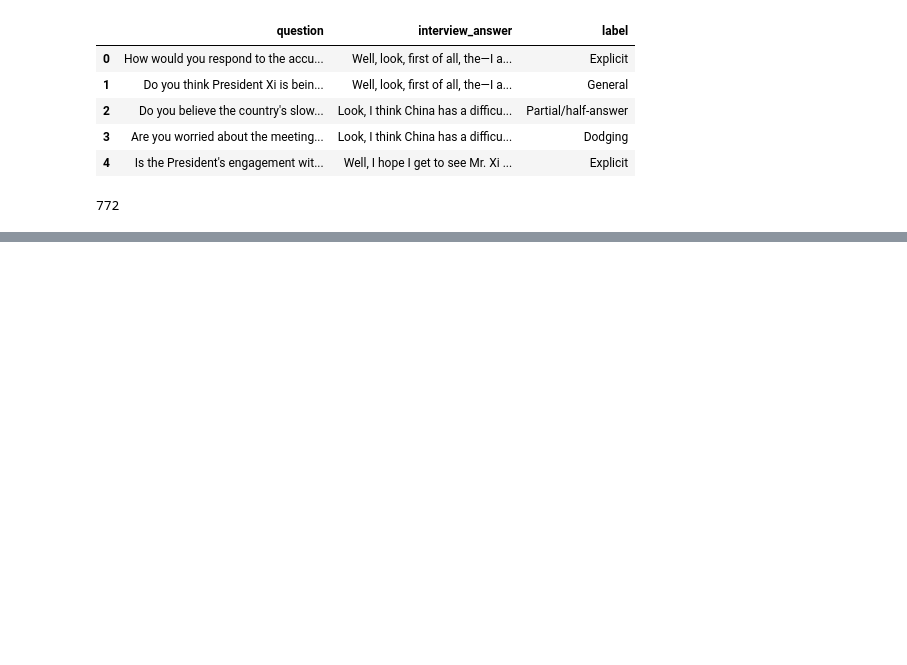
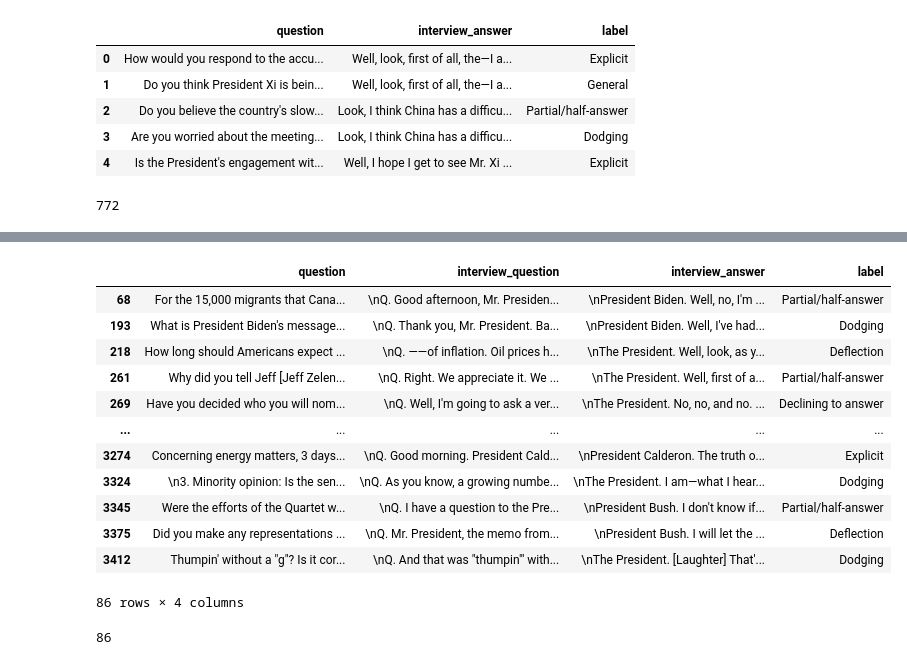
Before and after one commit to Kontilenia/thesis, a Jupyter notebook: data_cleaning.ipynb, the cells around one changed output, grey strips where cells are left out. Cells and saved outputs as stored; diff of their text form; code cells hidden in the pictures; blank space fills up the shorter version.

```diff
--- a/data_cleaning.ipynb
+++ b/data_cleaning.ipynb
@@ -120,0 +122,21 @@ filtered_no_quest_df
+# %%
+df_questionmark_filtered = df_train[df_train['question'].str.count('\?') > 1]
+df_questionmark_filtered
+# %% [output]
+|  | question | interview_question | interview_answer | label |
+| 68 | For the 15,000 migrants that Cana... | \nQ. Good afternoon, Mr. Presiden... | \nPresident Biden. Well, no, I'm ... | Partial/half-answer |
+| 193 | What is President Biden's message... | \nQ. Thank you, Mr. President. Ba... | \nPresident Biden. Well, I've had... | Dodging |
+| 218 | How long should Americans expect ... | \nQ. ——of inflation. Oil prices h... | \nThe President. Well, look, as y... | Deflection |
+| 261 | Why did you tell Jeff [Jeff Zelen... | \nQ. Right. We appreciate it. We ... | \nThe President. Well, first of a... | Partial/half-answer |
+| 269 | Have you decided who you will nom... | \nQ. Well, I'm going to ask a ver... | \nThe President. No, no, and no. ... | Declining to answer |
+| ... | ... | ... | ... | ... |
+| 3274 | Concerning energy matters, 3 days... | \nQ. Good morning. President Cald... | \nPresident Calderon. The truth o... | Explicit |
+| 3324 | \n3. Minority opinion: Is the sen... | \nQ. As you know, a growing numbe... | \nThe President. I am—what I hear... | Dodging |
+| 3345 | Were the efforts of the Quartet w... | \nQ. I have a question to the Pre... | \nPresident Bush. I don't know if... | Partial/half-answer |
+| 3375 | Did you make any representations ... | \nQ. Mr. President, the memo from... | \nPresident Bush. I will let the ... | Deflection |
+| 3412 | Thumpin' without a "g"? Is it cor... | \nQ. And that was "thumpin"' with... | \nThe President. [Laughter] That'... | Dodging |
+86 rows × 4 columns
+# %%
+len(df_questionmark_filtered)
+# %% [output]
+86
```
Also changed, not shown: parts of 3 cells of this notebook.
